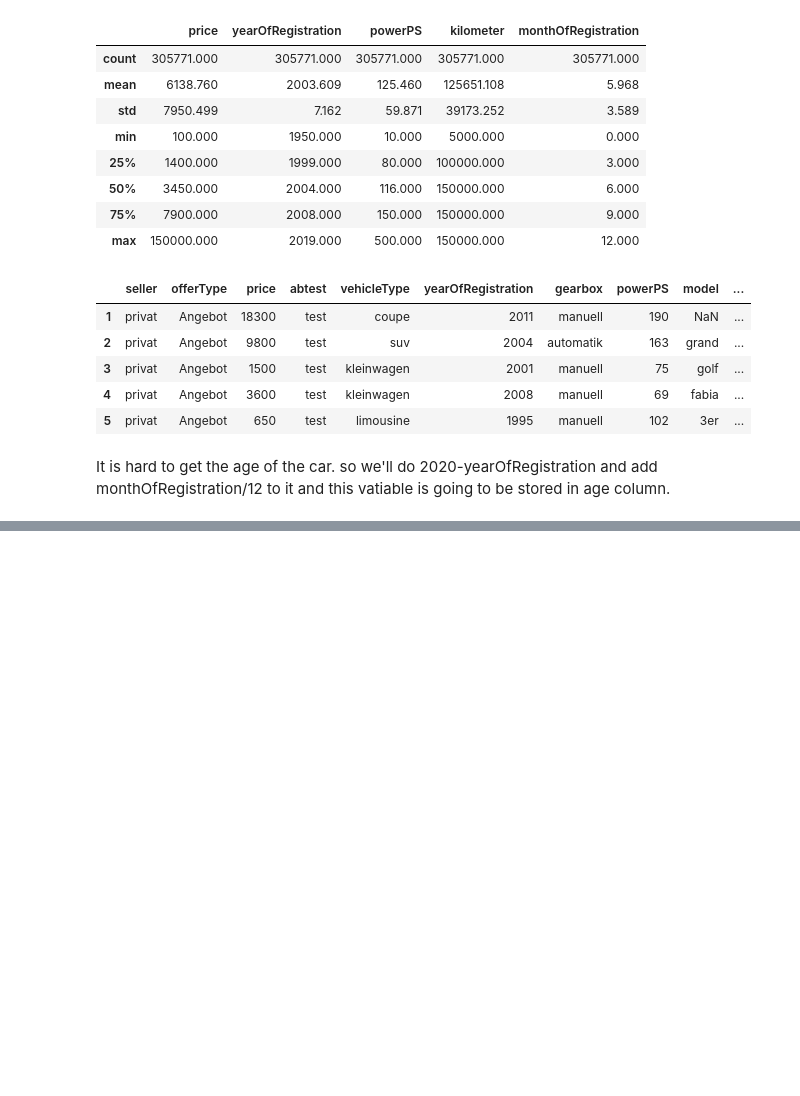
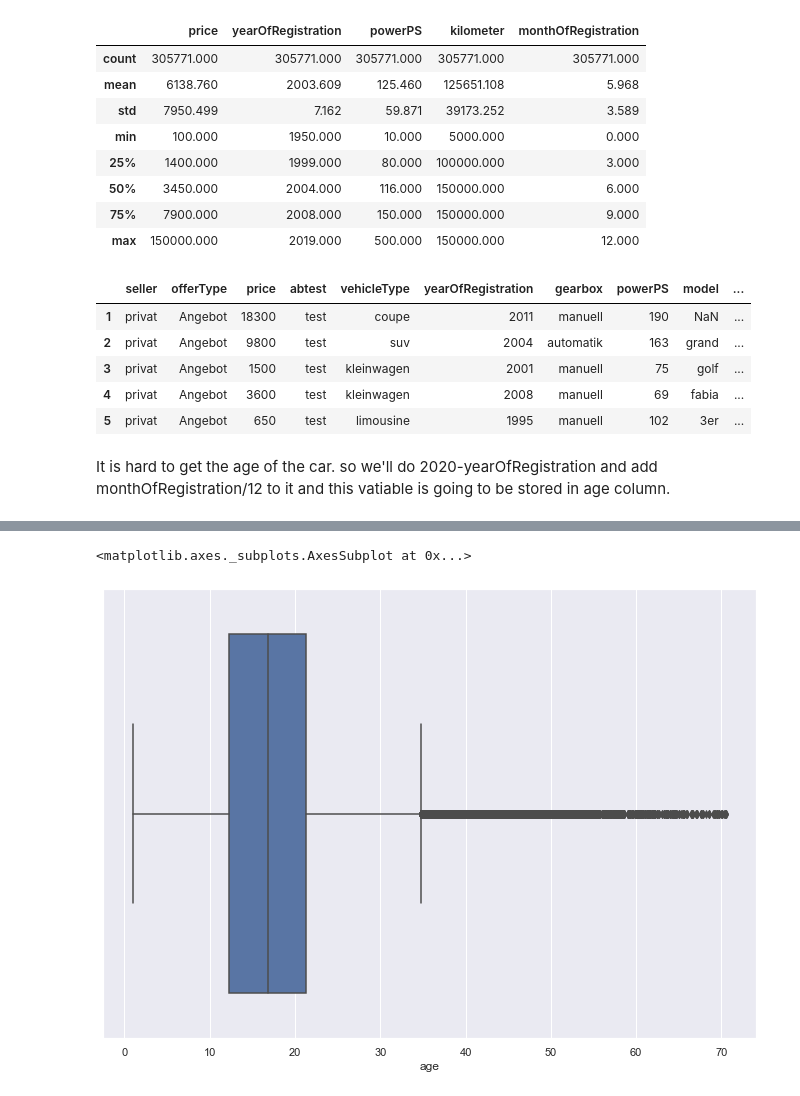
Before and after one commit to ketan9808/ML_Car_price_prediction, a Jupyter notebook: Car_price_prediction.ipynb, the cells around one changed output, grey strips where cells are left out. Drawn from its saved outputs; the diff is of its cells as text; code cells hidden in the pictures; blank space fills up the shorter version.

```diff
--- a/Car_price_prediction.ipynb
+++ b/Car_price_prediction.ipynb
@@ -362,0 +365,5 @@ cars = cars.drop(columns = ['yearOfRegistration', 'monthOfRegistration'], axis =
+# %%
+sns.boxplot(x = cars.age)
+# %% [output]
+<matplotlib.axes._subplots.AxesSubplot at 0x...>
+[figure, added]
```
Also changed, not shown: parts of 44 cells of this notebook.
